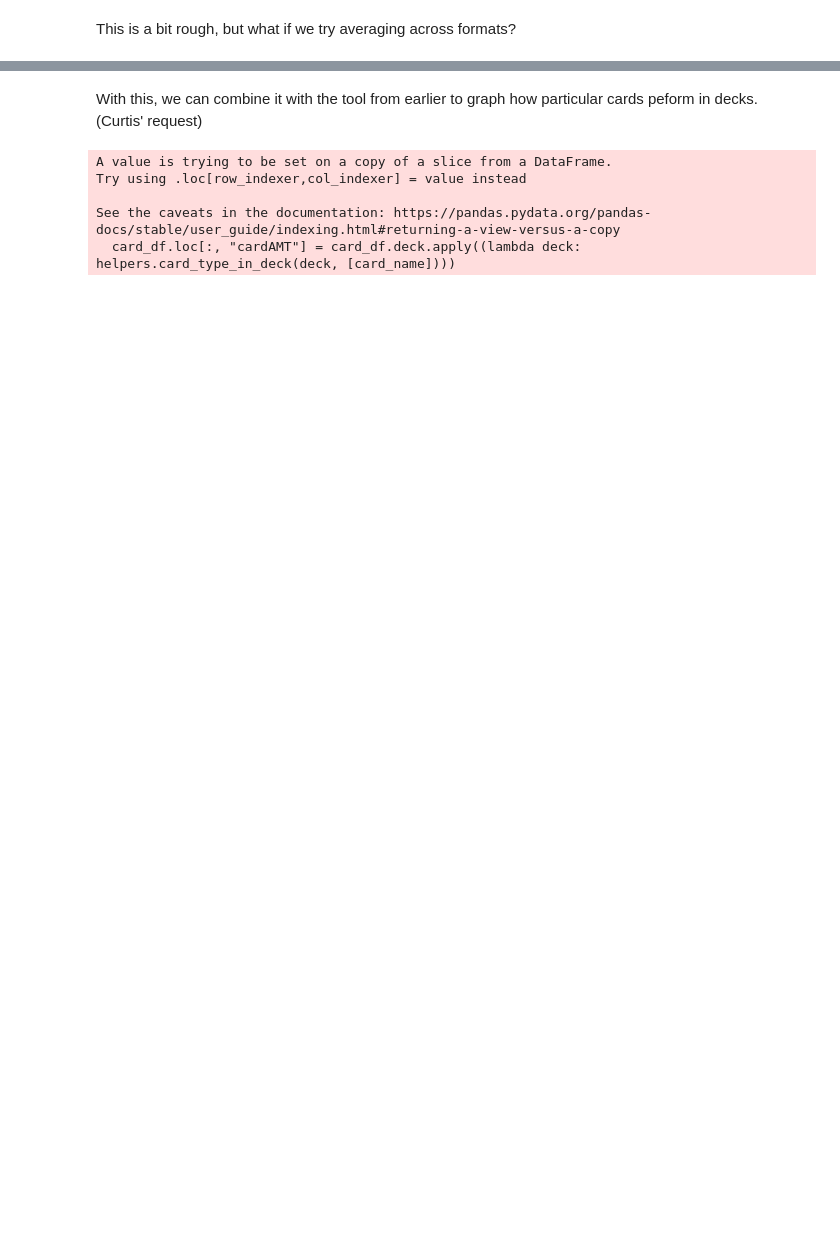
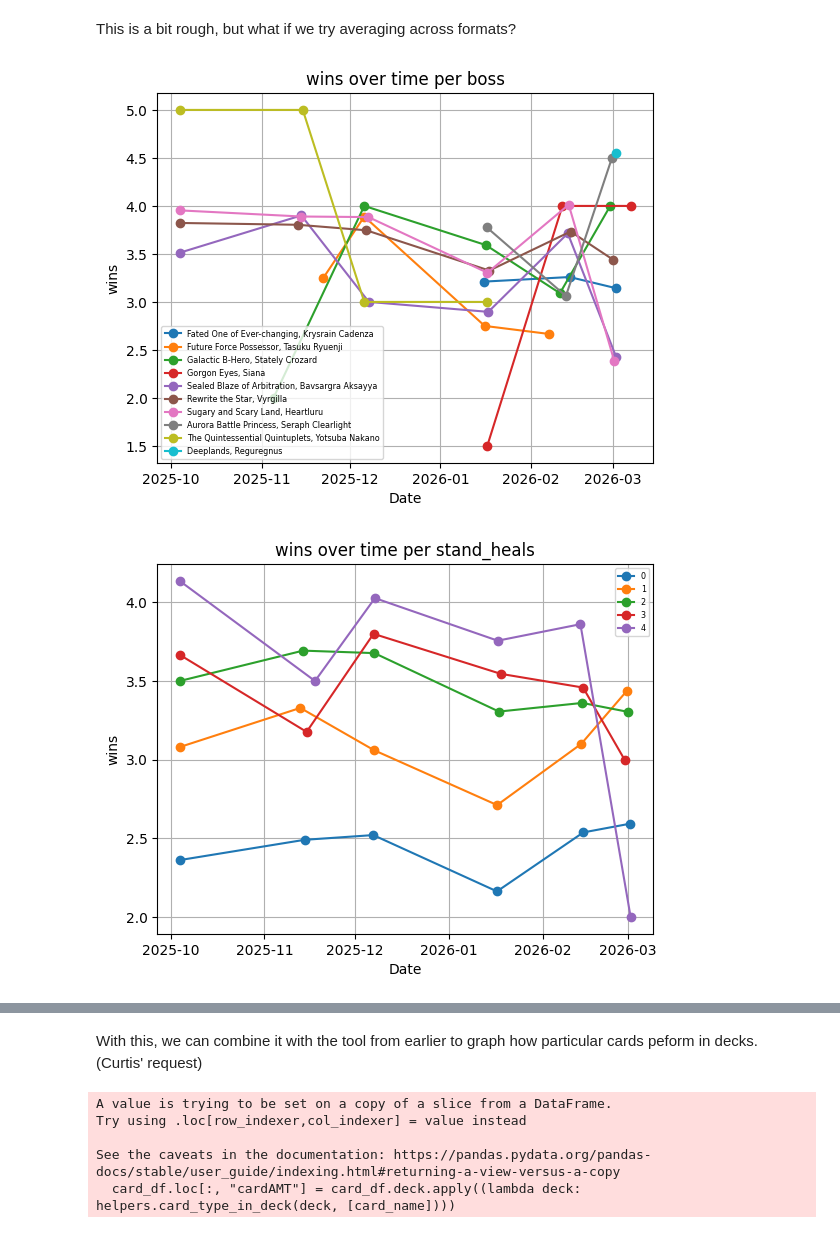
Before and after one commit to Silver-Sapphire/BCSanalysis, a Jupyter notebook: 06GraphingOverTime.ipynb, the cells around one changed output, grey strips where cells are left out. Cells and saved outputs as stored; diff of their text form; code cells hidden in the pictures; blank space fills up the shorter version.

```diff
--- a/06GraphingOverTime.ipynb
+++ b/06GraphingOverTime.ipynb
@@ -108,25 +111,28 @@ big_10_names
 # %% [markdown]
 This is a bit rough, but what if we try averaging across formats?
 # %%
-# for df in [full_df, top_df, champ_df]:
-#     graph_over_format(
-#         df,
-#         'boss',
-#         'wins',
-#         big_10_names,
-#         formats)
+for df in [full_df, top_df, champ_df]:
+    graph_over_format(
+        df,
+        'boss',
+        'wins',
+        big_10_names,
+        formats)
 
-#     graph_over_format(
-#         df,
-#         'stand_heals',
-#         'wins',
-#         [i for i in range(5)],
-#         formats)
+    graph_over_format(
+        df,
+        'stand_heals',
+        'wins',
+        [i for i in range(5)],
+        formats)
 
-#     graph_over_format(
-#         df,
-#         'boss',
-#         'stand_heals',
-#         big_10_names,
-#         formats
-#     )
+    graph_over_format(
+        df,
+        'boss',
+        'stand_heals',
+        big_10_names,
+        formats
+    )
+# %% [output]
+[figure, added]
+[figure, added]
```
Also changed, not shown: parts of 7 cells of this notebook, 1 other file.
